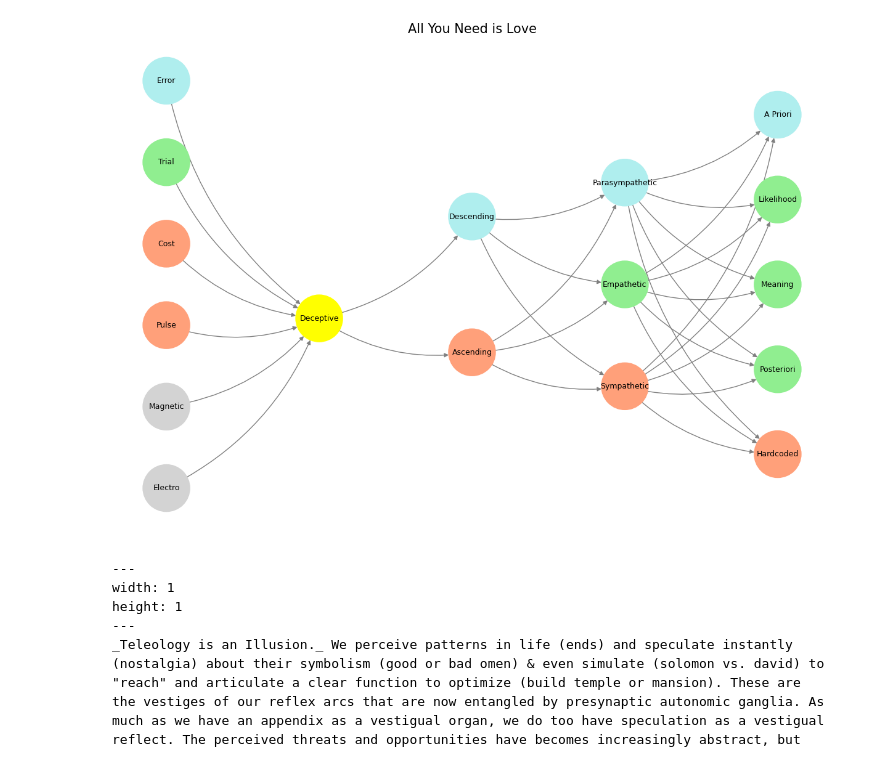
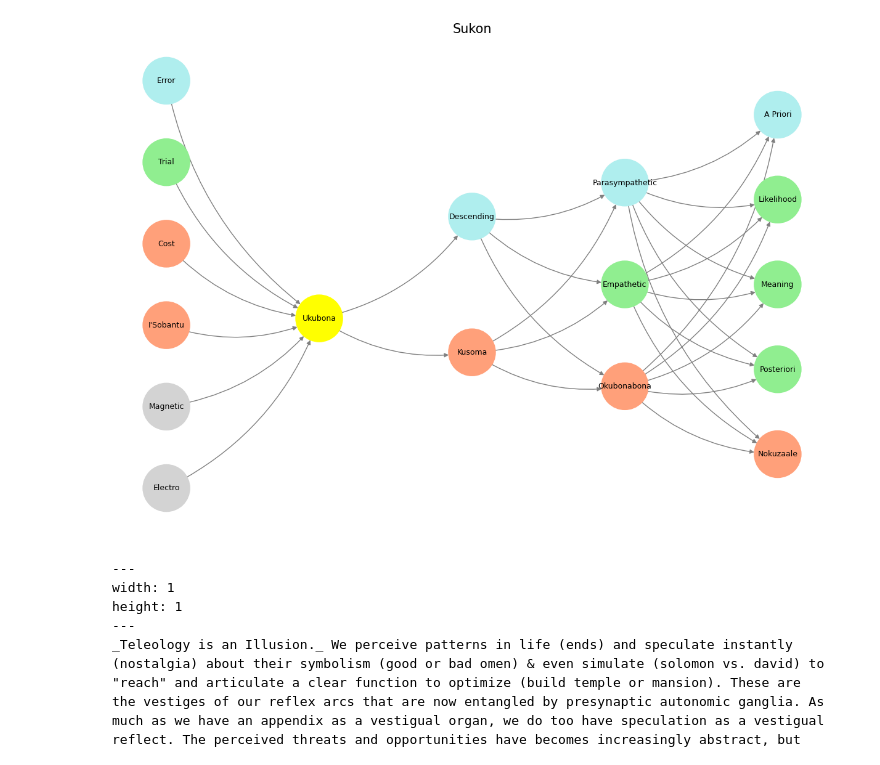
Before and after one commit to abikesa/gods, a Jupyter notebook: kitabo/ensi/_build/jupyter_execute/act3/part3/part3_2.ipynb, the cells around one changed output. Drawn from its saved outputs; the diff is of its cells as text; code cells hidden in the pictures.

Commit message:
sobantu, ukubona, kusoma, okubonabona, nokukuzaala

````diff
--- a/kitabo/ensi/_build/jupyter_execute/act3/part3/part3_2.ipynb
+++ b/kitabo/ensi/_build/jupyter_execute/act3/part3/part3_2.ipynb
@@ -38,22 +38,22 @@ import networkx as nx
 # Define the neural network fractal
 def define_layers():
     return {
-        'World': ['Electro', 'Magnetic', 'Pulse', 'Cost', 'Trial', 'Error', ], # Veni; 95/5
-        'Mode': ['Deceptive'], # Vidi; 80/20
-        'Agent': ['Ascending', 'Descending'], # Vici; Veni; 51/49
-        'Space': ['Sympathetic', 'Empathetic', 'Parasympathetic'], # Vidi; 20/80
-        'Time': ['Hardcoded', 'Posteriori',  'Meaning', 'Likelihood', 'A Priori'] # Vici; 5/95
+        'World': ['Electro', 'Magnetic', "I'Sobantu", 'Cost', 'Trial', 'Error', ], # Veni; 95/5
+        'Mode': ['Ukubona'], # Vidi; 80/20
+        'Agent': ['Kusoma', 'Descending'], # Vici; Veni; 51/49
+        'Space': ['Okubonabona', 'Empathetic', 'Parasympathetic'], # Vidi; 20/80
+        'Time': ['Nokuzaale', 'Posteriori',  'Meaning', 'Likelihood', 'A Priori'] # Vici; 5/95
     }
 
 # Assign colors to nodes
 def assign_colors():
     color_map = {
-        'yellow': ['Deceptive'],
+        'yellow': ['Ukubona'],
         'paleturquoise': ['Error', 'Descending', 'Parasympathetic', 'A Priori'],
         'lightgreen': ['Trial', 'Empathetic', 'Likelihood', 'Meaning', 'Posteriori'],
         'lightsalmon': [
-            'Pulse', 'Cost', 'Ascending',
-            'Sympathetic', 'Hardcoded'
+            "I'Sobantu", 'Cost', 'Kusoma',
+            'Okubonabona', 'Nokuzaale'
         ],
     }
     return {node: color for color, nodes in color_map.items() for node in nodes}
@@ -71,35 +71,35 @@ def visualize_nn():
     pos = {}
     node_colors = []
 
     # Add nodes and assign positions
     for i, (layer_name, nodes) in enumerate(layers.items()):
         positions = calculate_positions(nodes, x_offset=i * 2)
         for node, position in zip(nodes, positions):
             G.add_node(node, layer=layer_name)
             pos[node] = position
             node_colors.append(colors.get(node, 'lightgray'))
 
     # Add edges (automated for consecutive layers)
     layer_names = list(layers.keys())
     for i in range(len(layer_names) - 1):
         source_layer, target_layer = layer_names[i], layer_names[i + 1]
         for source in layers[source_layer]:
             for target in layers[target_layer]:
                 G.add_edge(source, target)
 
     # Draw the graph
     plt.figure(figsize=(12, 8))
     nx.draw(
         G, pos, with_labels=True, node_color=node_colors, edge_color='gray',
         node_size=3000, font_size=9, connectionstyle="arc3,rad=0.2"
     )
-    plt.title("All You Need is Love", fontsize=15)
+    plt.title("Sukon", fontsize=15)
     plt.show()
 
 # Run the visualization
 visualize_nn()
 # %% [output]
-[figure, old version]
+[figure, new version]
 # %% [markdown]
 ```{figure} ../../figures/blanche.*
 ---
````
Also changed, not shown: 9 other files.
